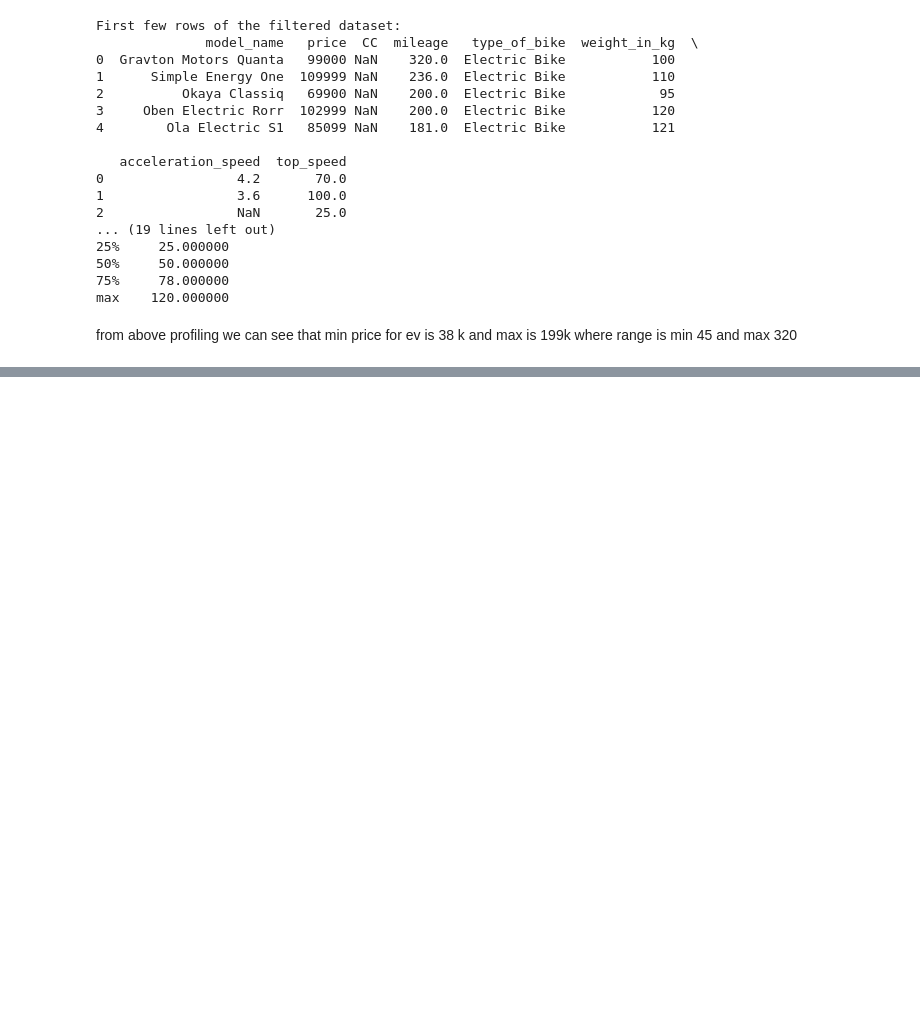
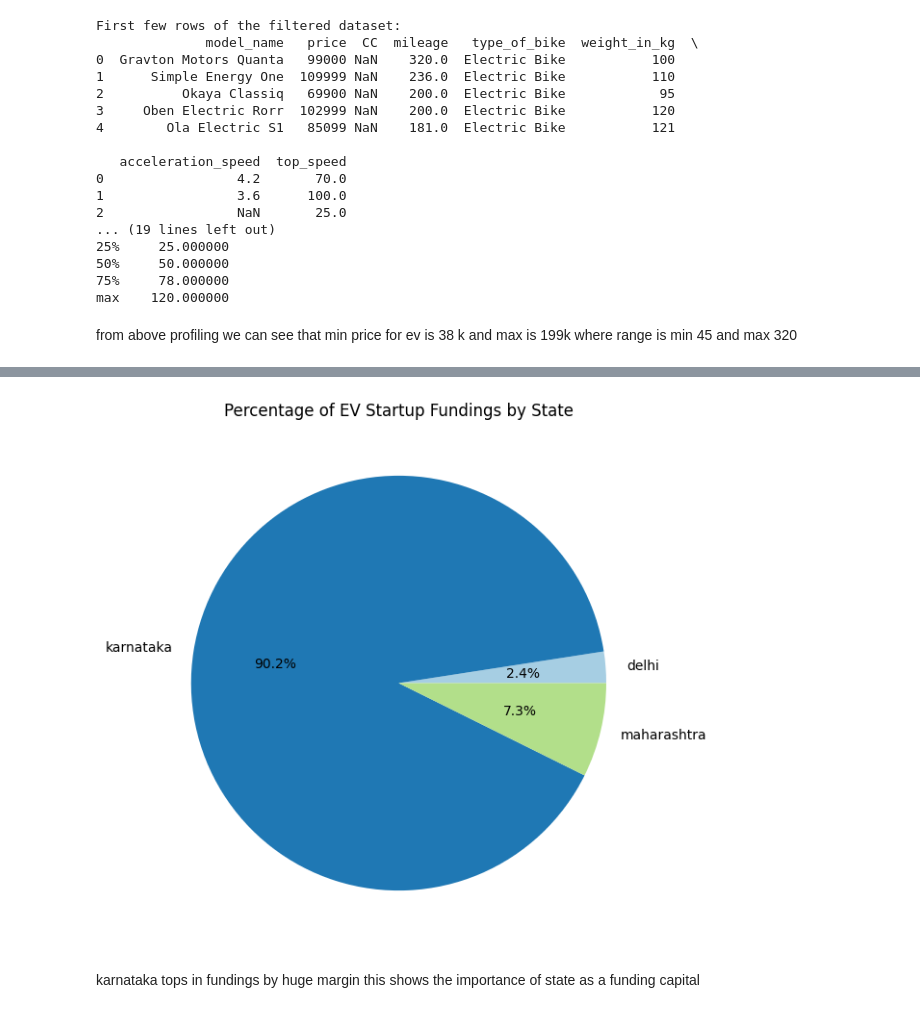
Before and after one commit to pabhi77/Feynn, a Jupyter notebook: ev_Analysis.ipynb, the cells around one changed output, grey strips where cells are left out. Cells and saved outputs as stored; diff of their text form; code cells hidden in the pictures; blank space fills up the shorter version.

Commit message:
commited fundings analysise

```diff
--- a/ev_Analysis.ipynb
+++ b/ev_Analysis.ipynb
@@ -288,3 +288,5 @@ First few rows of the filtered dataset:
 max    120.000000
 # %% [markdown]
 from above profiling we can see that min price for ev is 38 k and max is 199k   where range is min 45 and max 320
+# %%
+dataset_fundings=pd.read_csv('C:/Users/Abhi/OneDrive/Desktop/E-Vehicle/EV_Fundings.csv')
@@ -290,0 +307,15 @@ from above profiling we can see that min price for ev is 38 k and max is 199k
+# %%
+
+
+# Group and sum the fundings by state
+state_fundings = dataset_fundings.groupby('state')['Fundings(in million $)'].sum()
+
+# Plot pie chart
+plt.figure(figsize=(10, 7))
+plt.pie(state_fundings, labels=state_fundings.index, autopct='%1.1f%%', colors=plt.cm.Paired(range(len(state_fundings))))
+plt.title('Percentage of EV Startup Fundings by State')
+plt.show()
+# %% [output]
+[figure, added]
+# %% [markdown]
+karnataka tops in fundings by huge margin this shows the importance of state as a funding capital
```
Also changed, not shown: parts of 1 cell of this notebook.
